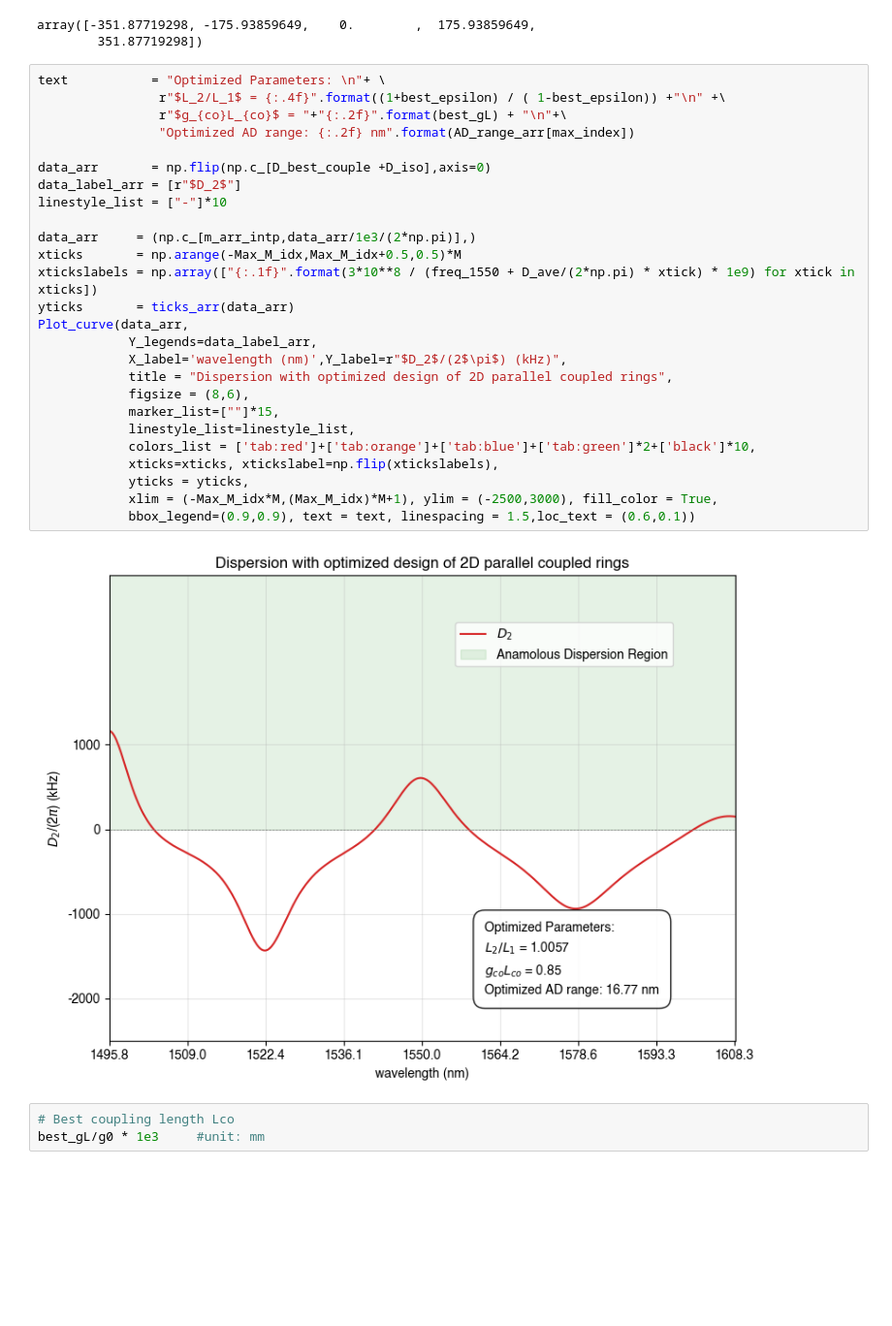
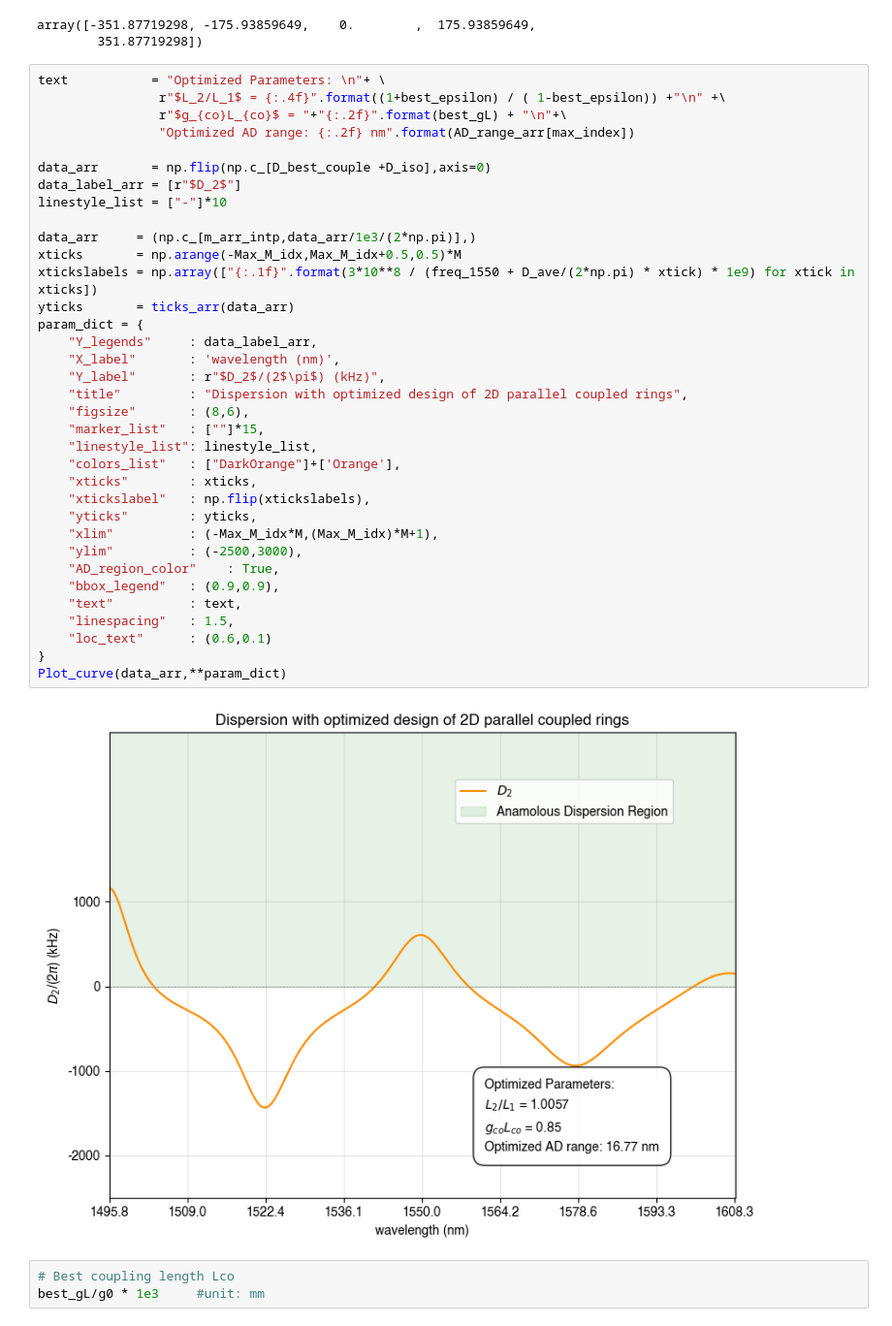
Before and after one commit to Harryxwh/SiNDispersionEngineering, a Jupyter notebook: 2D parallel rings.ipynb, the cells around one changed output. Shown at 97% size. Saved outputs shown, nothing was run; the diff lists cells and outputs as text; blank space fills up the shorter version.

Commit message:
EME analyse data

```diff
--- a/2D parallel rings.ipynb
+++ b/2D parallel rings.ipynb
@@ -502,31 +502,40 @@ array([-351.87719298, -175.93859649,    0.        ,  175.93859649,
 # %%
 text           = "Optimized Parameters: \n"+ \
                 r"$L_2/L_1$ = {:.4f}".format((1+best_epsilon) / ( 1-best_epsilon)) +"\n" +\
                 r"$g_{co}L_{co}$ = "+"{:.2f}".format(best_gL) + "\n"+\
                 "Optimized AD range: {:.2f} nm".format(AD_range_arr[max_index])
 
 data_arr       = np.flip(np.c_[D_best_couple +D_iso],axis=0)
 data_label_arr = [r"$D_2$"]
 linestyle_list = ["-"]*10
 
 data_arr     = (np.c_[m_arr_intp,data_arr/1e3/(2*np.pi)],)
 xticks       = np.arange(-Max_M_idx,Max_M_idx+0.5,0.5)*M
 xtickslabels = np.array(["{:.1f}".format(3*10**8 / (freq_1550 + D_ave/(2*np.pi) * xtick) * 1e9) for xtick in xticks])
 yticks       = ticks_arr(data_arr)
-Plot_curve(data_arr,
-            Y_legends=data_label_arr,
-            X_label='wavelength (nm)',Y_label=r"$D_2$/(2$\pi$) (kHz)",
-            title = "Dispersion with optimized design of 2D parallel coupled rings",
-            figsize = (8,6),
-            marker_list=[""]*15,
-            linestyle_list=linestyle_list,
-            colors_list = ['tab:red']+['tab:orange']+['tab:blue']+['tab:green']*2+['black']*10,
-            xticks=xticks, xtickslabel=np.flip(xtickslabels),
-            yticks = yticks,
-            xlim = (-Max_M_idx*M,(Max_M_idx)*M+1), ylim = (-2500,3000), fill_color = True,
-            bbox_legend=(0.9,0.9), text = text, linespacing = 1.5,loc_text = (0.6,0.1))
+param_dict = {
+    "Y_legends"     : data_label_arr,
+    "X_label"       : 'wavelength (nm)',
+    "Y_label"       : r"$D_2$/(2$\pi$) (kHz)",
+    "title"         : "Dispersion with optimized design of 2D parallel coupled rings",
+    "figsize"       : (8,6),
+    "marker_list"   : [""]*15,
+    "linestyle_list": linestyle_list,
+    "colors_list"   : ["DarkOrange"]+['Orange'],
+    "xticks"        : xticks,
+    "xtickslabel"   : np.flip(xtickslabels),
+    "yticks"        : yticks,
+    "xlim"          : (-Max_M_idx*M,(Max_M_idx)*M+1),
+    "ylim"          : (-2500,3000),
+    "AD_region_color"    : True,
+    "bbox_legend"   : (0.9,0.9),
+    "text"          : text,
+    "linespacing"   : 1.5,
+    "loc_text"      : (0.6,0.1)
+}
+Plot_curve(data_arr,**param_dict)
 # %% [output]
-[figure, old version]
+[figure, new version]
 # %%
 # Best coupling length Lco
 best_gL/g0 * 1e3     #unit: mm
```
Also changed, not shown: parts of 9 cells of this notebook, 32 other files.
